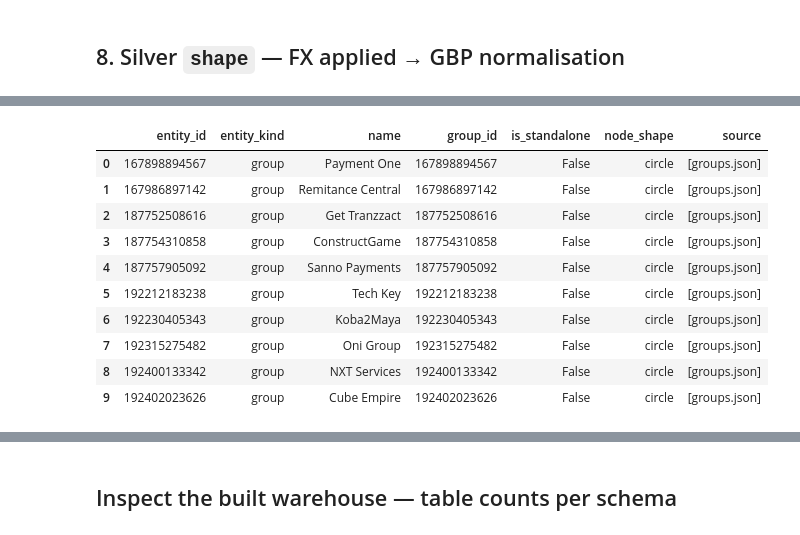
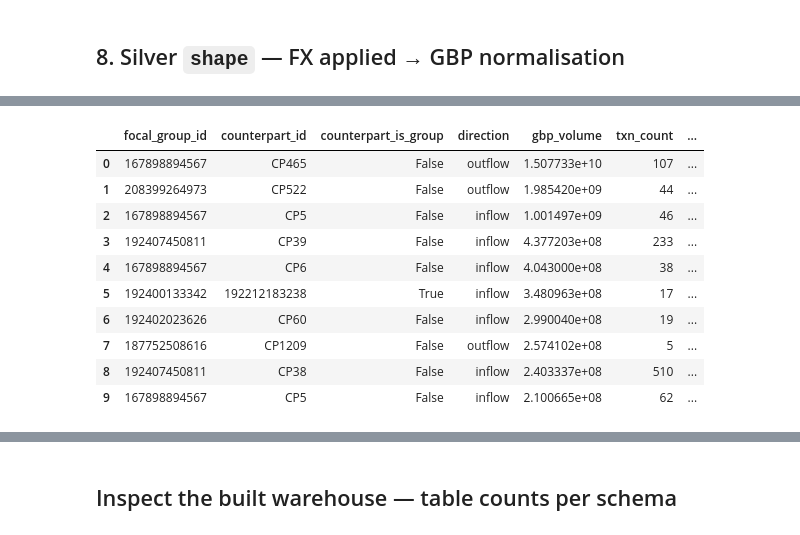
Before and after one commit to hallabehery/FM-Data-Engineer-Test-HS, a Jupyter notebook: notebook/pipeline.ipynb, the cells around one changed output, grey strips where cells are left out. Drawn from its saved outputs; the diff is of its cells as text; code cells hidden in the pictures.

```diff
--- a/notebook/pipeline.ipynb
+++ b/notebook/pipeline.ipynb
@@ -245,14 +194,20 @@ con.sql('''SELECT entity_kind, node_shape, is_standalone, COUNT(*) n
-# %%
-con.sql("SELECT * FROM data_mart.entity LIMIT 10").df()
-# %% [output]
-|  | entity_id | entity_kind | name | group_id | is_standalone | node_shape | source |
-| 0 | 167898894567 | group | Payment One | 167898894567 | False | circle | [groups.json] |
-| 1 | 167986897142 | group | Remitance Central | 167986897142 | False | circle | [groups.json] |
-| 2 | 187752508616 | group | Get Tranzzact | 187752508616 | False | circle | [groups.json] |
-| 3 | 187754310858 | group | ConstructGame | 187754310858 | False | circle | [groups.json] |
-| 4 | 187757905092 | group | Sanno Payments | 187757905092 | False | circle | [groups.json] |
-| 5 | 192212183238 | group | Tech Key | 192212183238 | False | circle | [groups.json] |
-| 6 | 192230405343 | group | Koba2Maya | 192230405343 | False | circle | [groups.json] |
-| 7 | 192315275482 | group | Oni Group | 192315275482 | False | circle | [groups.json] |
-| 8 | 192400133342 | group | NXT Services | 192400133342 | False | circle | [groups.json] |
-| 9 | 192402023626 | group | Cube Empire | 192402023626 | False | circle | [groups.json] |
+# %%
+# Top edges by GBP volume (the star-map figures: £ volume, count, fee)
+con.sql('''
+    SELECT focal_group_id, counterpart_id, counterpart_is_group, direction,
+           round(gbp_volume, 2) AS gbp_volume, txn_count,
+           round(gbp_fee_revenue, 2) AS gbp_fee_revenue, source
+    FROM data_mart.edge_fact ORDER BY gbp_volume DESC LIMIT 10
+''').df()
+# %% [output]
+|  | focal_group_id | counterpart_id | counterpart_is_group | direction | gbp_volume | txn_count | ... |
+| 0 | 167898894567 | CP465 | False | outflow | 1.507733e+10 | 107 | ... |
+| 1 | 208399264973 | CP522 | False | outflow | 1.985420e+09 | 44 | ... |
+| 2 | 167898894567 | CP5 | False | inflow | 1.001497e+09 | 46 | ... |
+| 3 | 192407450811 | CP39 | False | inflow | 4.377203e+08 | 233 | ... |
+| 4 | 167898894567 | CP6 | False | inflow | 4.043000e+08 | 38 | ... |
+| 5 | 192400133342 | 192212183238 | True | inflow | 3.480963e+08 | 17 | ... |
+| 6 | 192402023626 | CP60 | False | inflow | 2.990040e+08 | 19 | ... |
+| 7 | 187752508616 | CP1209 | False | outflow | 2.574102e+08 | 5 | ... |
+| 8 | 192407450811 | CP38 | False | inflow | 2.403337e+08 | 510 | ... |
+| 9 | 167898894567 | CP5 | False | inflow | 2.100665e+08 | 62 | ... |
```
Also changed, not shown: parts of 25 cells of this notebook, 4 other files.
